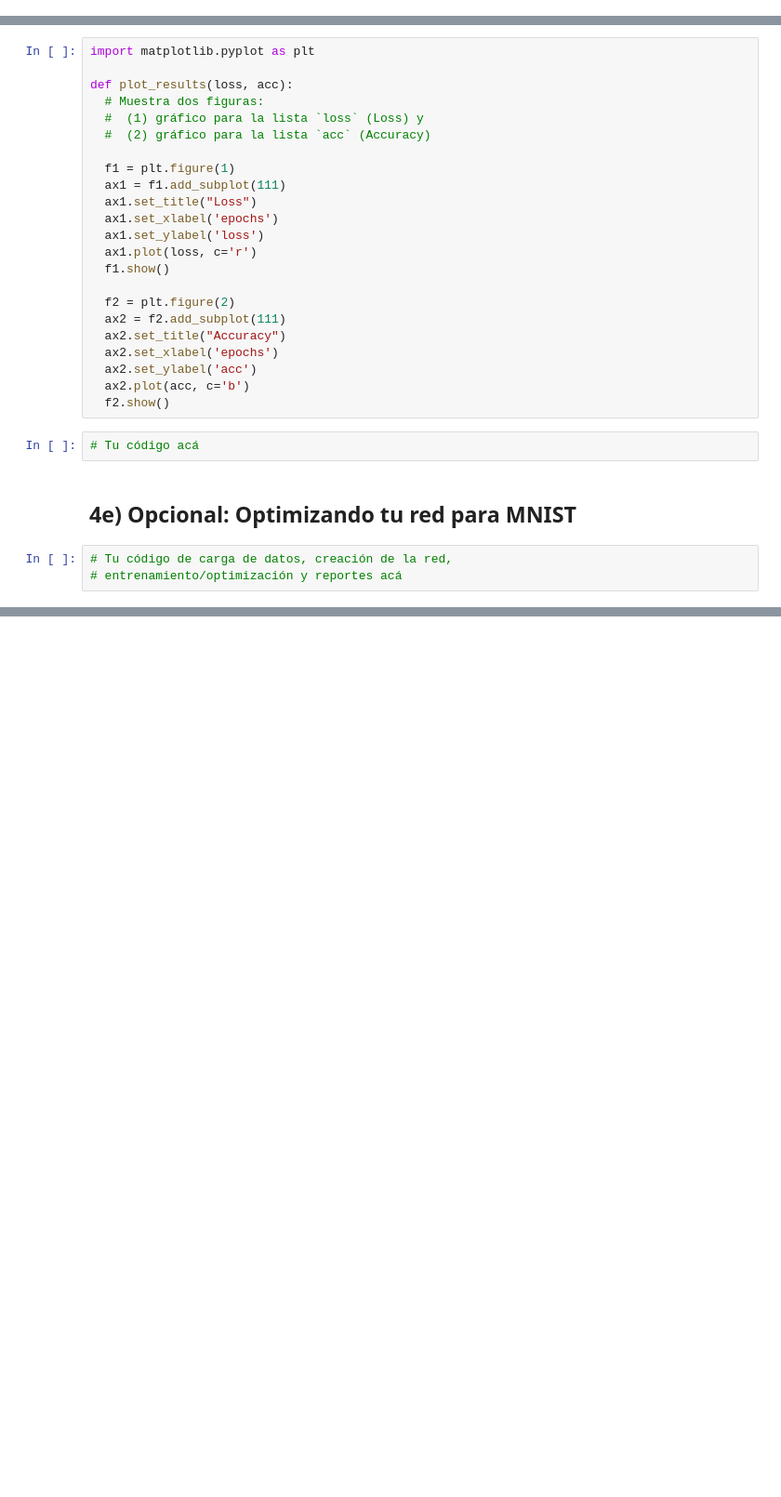
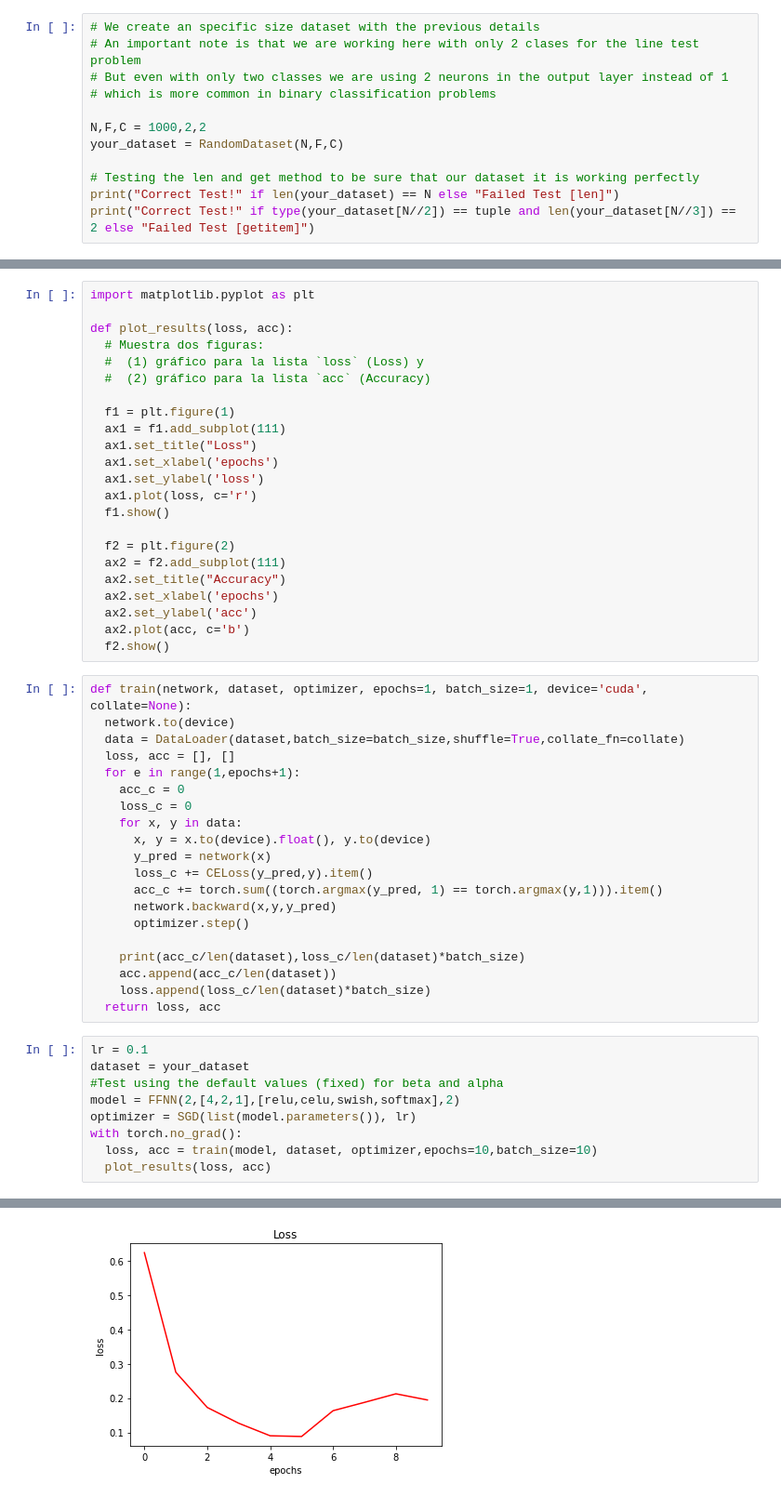
Before and after one commit to humbertordrgs/DL_T_2, a Jupyter notebook: answers.ipynb, the cells around one changed output, grey strips where cells are left out. Shown at 93% size. Saved outputs shown, nothing was run; the diff lists cells and outputs as text; blank space fills up the shorter version.

```diff
--- a/answers.ipynb
+++ b/answers.ipynb
@@ -295,0 +941,12 @@ with torch.no_grad():
+# %%
+# We create an specific size dataset with the previous details
+# An important note is that we are working here with only 2 clases for the line test problem
+# But even with only two classes we are using 2 neurons in the output layer instead of 1
+# which is more common in binary classification problems
+
+N,F,C = 1000,2,2
+your_dataset = RandomDataset(N,F,C)
+
+# Testing the len and get method to be sure that our dataset it is working perfectly
+print("Correct Test!" if len(your_dataset) == N else "Failed Test [len]")
+print("Correct Test!" if type(your_dataset[N//2]) == tuple and len(your_dataset[N//3]) == 2 else "Failed Test [getitem]")
@@ -316,10 +981,33 @@ def plot_results(loss, acc):
   ax2.set_ylabel('acc')
   ax2.plot(acc, c='b')
   f2.show()
-# %%
-# Tu código acá
-# %% [markdown]
-## 4e) Opcional: Optimizando tu red para MNIST
-# %%
-# Tu código de carga de datos, creación de la red,
-# entrenamiento/optimización y reportes acá
+# %%
+def train(network, dataset, optimizer, epochs=1, batch_size=1, device='cuda', collate=None):
+  network.to(device)
+  data = DataLoader(dataset,batch_size=batch_size,shuffle=True,collate_fn=collate)
+  loss, acc = [], []
+  for e in range(1,epochs+1):
+    acc_c = 0
+    loss_c = 0
+    for x, y in data:
+      x, y = x.to(device).float(), y.to(device)
+      y_pred = network(x)
+      loss_c += CELoss(y_pred,y).item()
+      acc_c += torch.sum((torch.argmax(y_pred, 1) == torch.argmax(y,1))).item()
+      network.backward(x,y,y_pred)
+      optimizer.step()
+
+    print(acc_c/len(dataset),loss_c/len(dataset)*batch_size)
+    acc.append(acc_c/len(dataset))
+    loss.append(loss_c/len(dataset)*batch_size)
+  return loss, acc
+# %%
+lr = 0.1
+dataset = your_dataset
+#Test using the default values (fixed) for beta and alpha
+model = FFNN(2,[4,2,1],[relu,celu,swish,softmax],2)
+optimizer = SGD(list(model.parameters()), lr)
+with torch.no_grad():
+  loss, acc = train(model, dataset, optimizer,epochs=10,batch_size=10)
+  plot_results(loss, acc)
+# %% [output]
@@ -325,0 +1024 @@ def plot_results(loss, acc):
+[figure, added]
```
Also changed, not shown: parts of 76 cells of this notebook.
